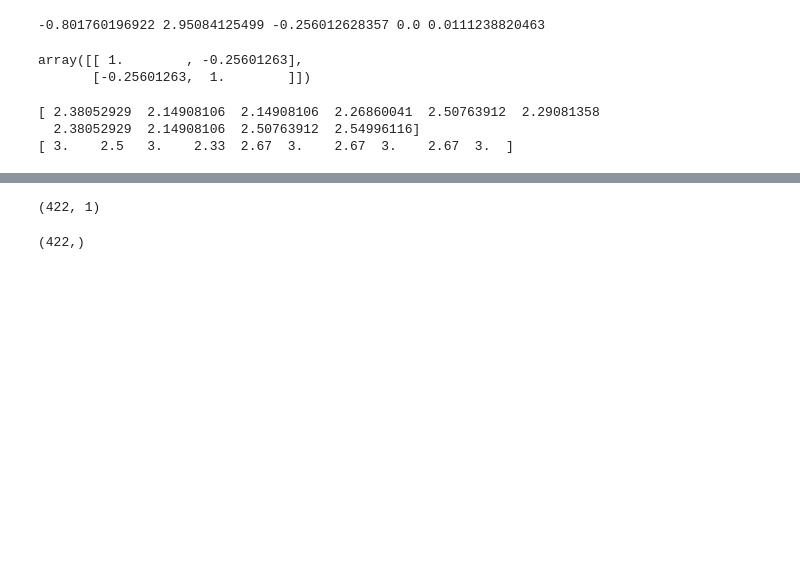
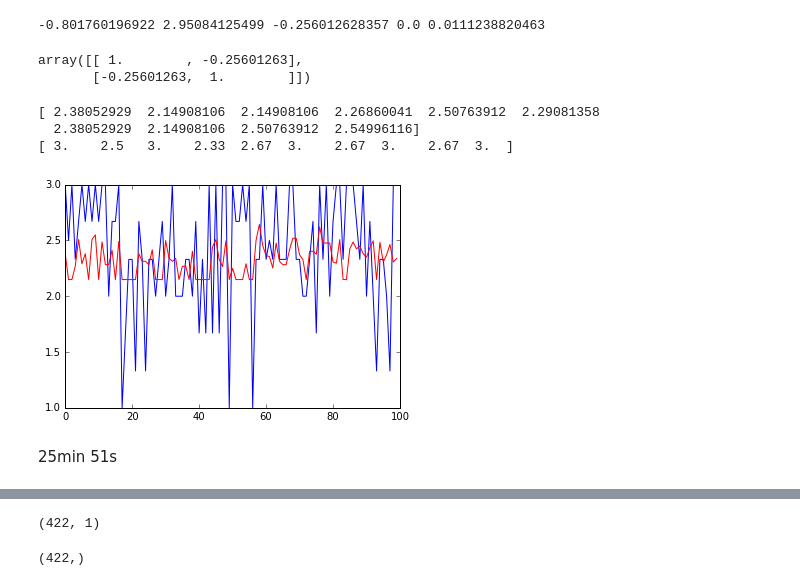
Before and after one commit to amacrae2/kaggle-home-depot, a Jupyter notebook: cosine-distance-linear-regression.ipynb, the cells around one changed output, grey strips where cells are left out. Saved outputs shown, nothing was run; the diff lists cells and outputs as text; code cells hidden in the pictures; blank space fills up the shorter version.

Commit message:
adding plots and cross validation

```diff
--- a/cosine-distance-linear-regression.ipynb
+++ b/cosine-distance-linear-regression.ipynb
@@ -287,6 +287,15 @@ print y_train[0:10]
 [ 2.38052929  2.14908106  2.14908106  2.26860041  2.50763912  2.29081358
   2.38052929  2.14908106  2.50763912  2.54996116]
 [ 3.    2.5   3.    2.33  2.67  3.    2.67  3.    2.67  3.  ]
+# %%
+%matplotlib inline
+import matplotlib.pyplot as plt
+
+plt.plot(range(0,100),y_train[0:100])
+plt.plot(range(0,100),x_train[0:100]*slope+intercept, color='red')
+plt.show()
+# %% [output]
+[figure, added]
 # %%
 #free up memory
 product_title_space = None
@@ -311,6 +320,8 @@ def predict_score(test, idx, filename="data/cosine_dist.csv"):
         if i % 1000 == 0 and i != 0:
             print "wrote to file for {} rows out of {}".format(i, num_rows)
     return predicted_scores
+# %% [markdown]
+25min 51s
 # %%
 %%time
 predict_score(test, idx)
```
Also changed, not shown: parts of 11 cells of this notebook.
